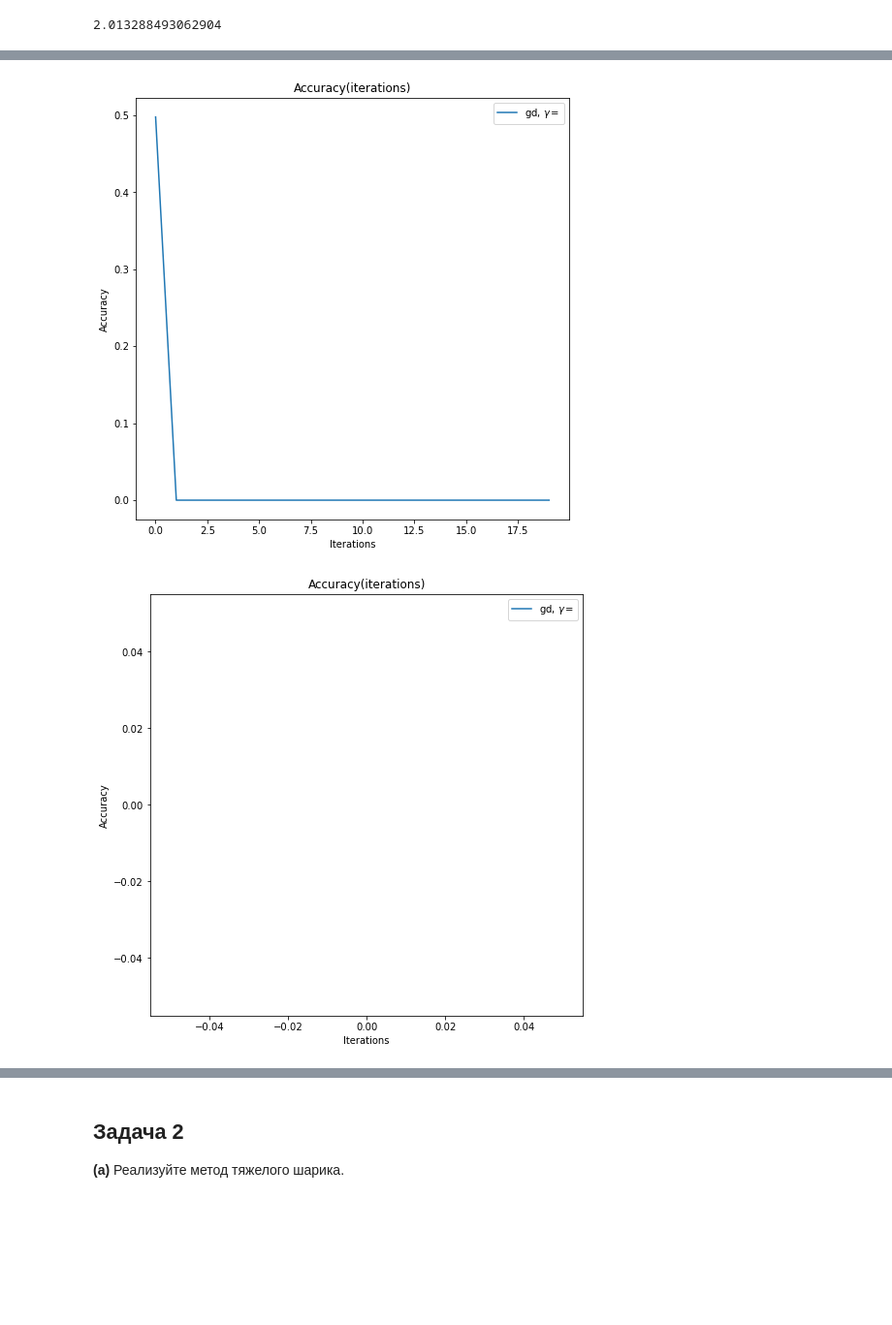
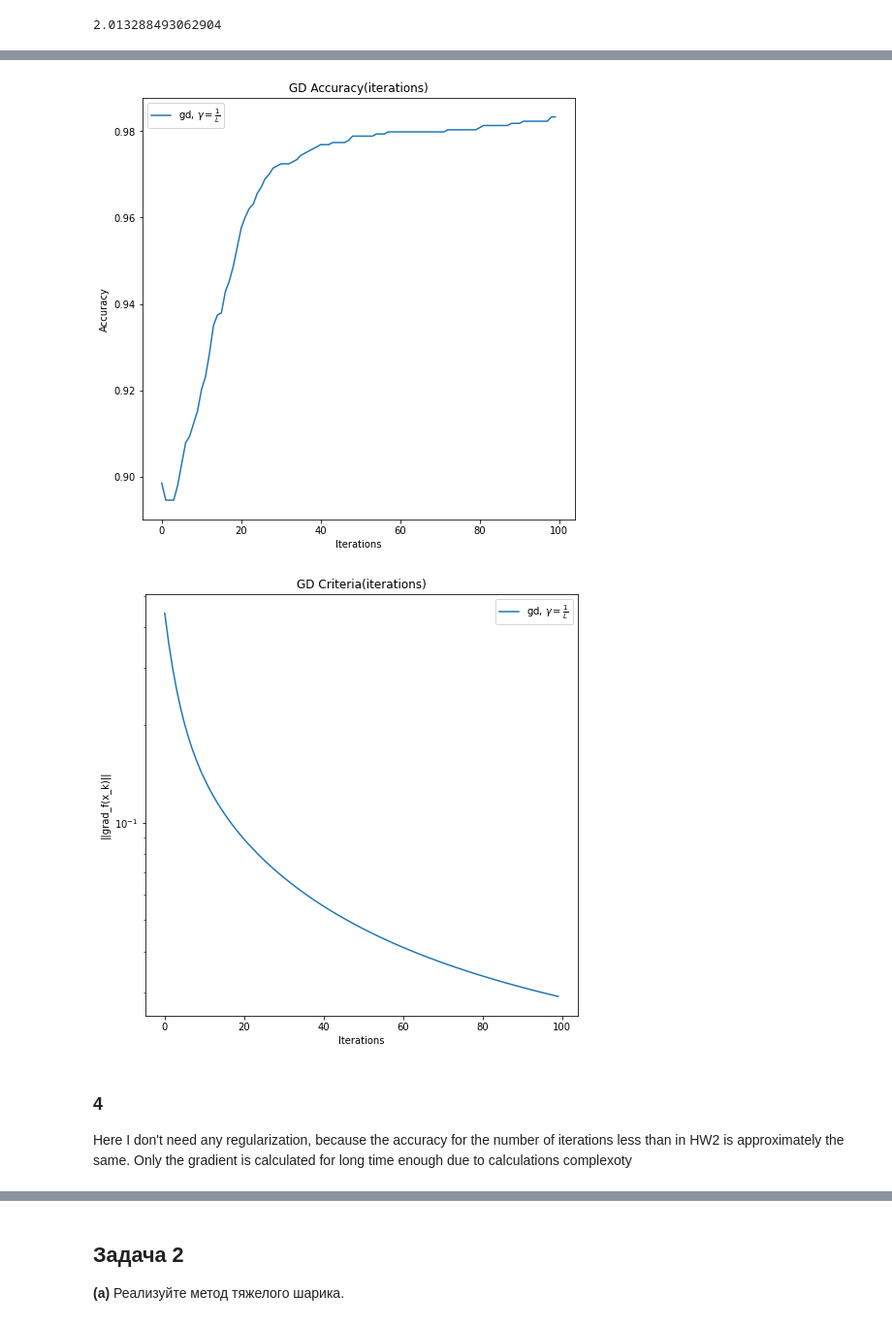
Before and after one commit to k2a07/MIPT-homeworks, a Jupyter notebook: Acharya_Kirill_Optimization_HW_3.ipynb, the cells around one changed output, grey strips where cells are left out. Shown at 97% size. Drawn from its saved outputs; the diff is of its cells as text; code cells hidden in the pictures; blank space fills up the shorter version.

```diff
--- a/Acharya_Kirill_Optimization_HW_3.ipynb
+++ b/Acharya_Kirill_Optimization_HW_3.ipynb
@@ -69,18 +72,6 @@ def logloss(w, args):
     for i in range(len(args['X_train'])):
         ans += np.log(1 + np.exp(-(w @ args["X_train"][i]) * args["y_train"][i]))
     return ans / len(args["X_train"])
-'''
-def logloss_grad(w, args):
-    n_samples = len(args['X_train'])
-
-    grad = np.zeros(w.size)
-
-    for i in range(n_samples):
-        grad -= np.real(args['y_train'][i] * args['X_train'][i] * np.exp(-w.dot(args['X_train'][i]) * args["y_train"][i]) / (1 + np.exp(- w.dot(args['X_train'][i]) * args['X_train'][i])))
-    grad /= n_samples
-
-    return grad
-'''
 
 def logloss_grad(w, args):
     grad = np.zeros(w.size)
@@ -96,3 +87,6 @@ def log_acc(k, f, grad_f, x_k, x_true, args):
         if args['X_test'][i].dot(x_k) * args['y_test'][i] > 0:
             corr_count += 1
     return corr_count / test_count
+# %%
+def gamma_k(k, f, grad_f, x_k, x_true, args):
+        return 1/args['L']
@@ -99,13 +95,9 @@ def log_acc(k, f, grad_f, x_k, x_true, args):
 # %%
 #3
-n_iter = 20
-x_0 = np.ones(args['d'])
-args['c'] = 1
-
-def gamma_k(k, f, grad_f, x_k, x_true, args):
-        return args['c']/args['L']
+n_iter = 100 #with 1000 acc_hw3 = 0.995569, acc_hw2 = 0.996061, which is approximately the same
+x_0 = np.zeros(args['d'])
 
 gd = opt.GradientOptimizer(logloss, logloss_grad, x_0, criterium = '||grad_f(x_k)||',
                            args = args, n_iter = n_iter, gamma_k = gamma_k, acc_k = log_acc)
 
-points_arr, differences_arr, times_arr, acc_arr = gd.descent()
+points_arr_gd, differences_arr_gd, times_arr_gd, acc_arr_gd = gd.descent()
@@ -129,24 +104,24 @@ points_arr, differences_arr, times_arr, acc_arr = gd.descent()
 # %%
-x, y, labels = [], [], []
-x.append([i for i in range(n_iter)])
-y.append(acc_arr)
-labels.append('gd, $\gamma = \frac{%f}{4L}$' % args['c'])
+x_gd, y_gd, labels_gd = [], [], []
+x_gd.append([i for i in range(n_iter)])
+y_gd.append(acc_arr_gd)
+labels_gd.append(r'gd, $\gamma = \frac{1}{L}$')
 
-title = 'Accuracy(iterations)'
+title_gd = 'GD Accuracy(iterations)'
 
-opt.plot_graphs(x, y, x_label = "Iterations", lines_labels = labels, title = title,
+opt.plot_graphs(x_gd, y_gd, x_label = "Iterations", lines_labels = labels_gd, title = title_gd,
                 logscale = False, criteria_type = "Accuracy")
 # %% [output]
-[figure, old version]
+[figure, new version]
 # %%
-x, y, labels = [], [], []
-x.append([i for i in range(n_iter)])
-y.append(differences_arr)
-labels.append('gd, $\gamma = \frac{%f}{4L}$' % (args['c']))
+x_gd, y_gd, labels_gd = [], [], []
+x_gd.append([i for i in range(n_iter)])
+y_gd.append(differences_arr_gd)
+labels_gd.append(r'gd, $\gamma = \frac{1}{L}$')
 
-title = 'Accuracy(iterations)'
+title_gd = 'GD Criteria(iterations)'
 
-opt.plot_graphs(x, y, x_label = "Iterations", lines_labels = labels, title = title,
-                logscale = False, criteria_type = "Accuracy")
+opt.plot_graphs(x_gd, y_gd, x_label = "Iterations", lines_labels = labels_gd, title = title_gd,
+                logscale = True, criteria_type = "||grad_f(x_k)||")
 # %% [output]
-[figure, old version]
+[figure, new version]
@@ -158,0 +132,3 @@ acc_hw_2 = 0.9960
+# %% [markdown]
+### 4
+Here I don't need any regularization, because the accuracy for the number of iterations less than in HW2 is approximately the same. Only the gradient is calculated for long time enough due to calculations complexoty
```
Also changed, not shown: parts of 37 cells of this notebook, 1 other file.
